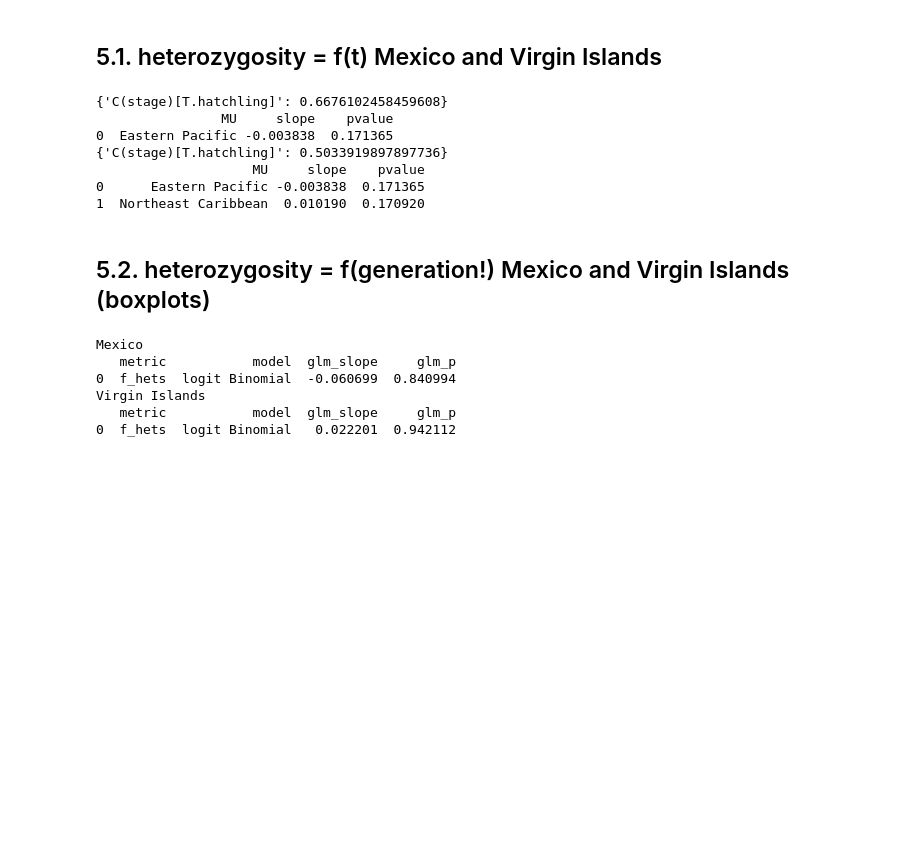
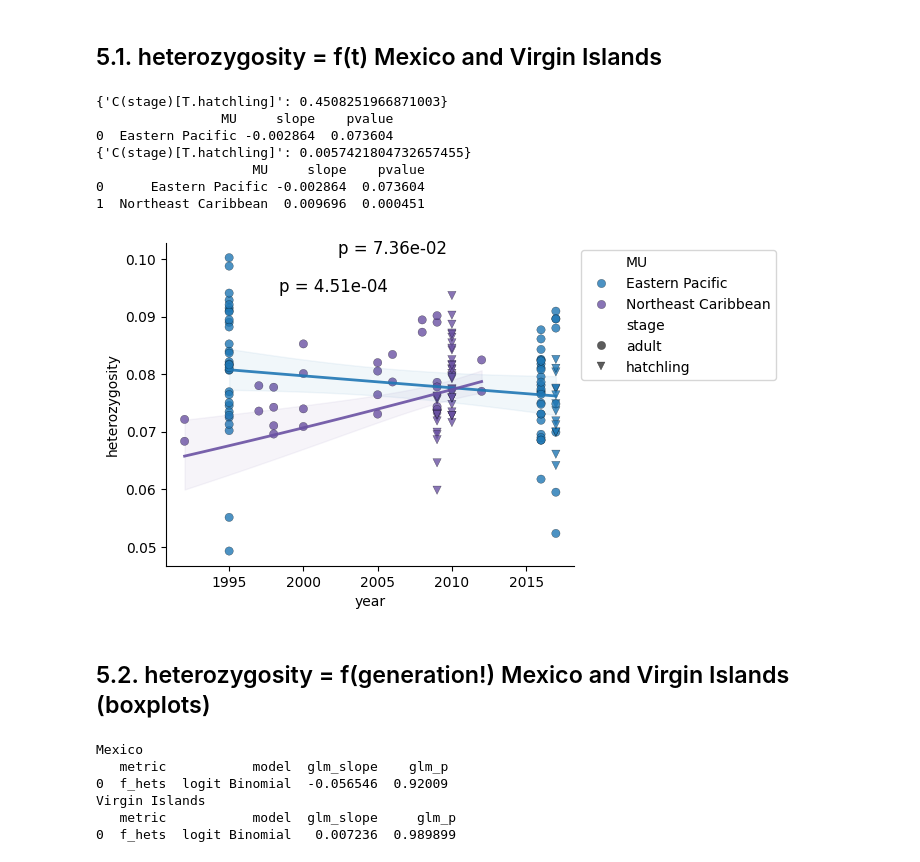
Before and after one commit to osipovarev/Leatherback_popgen, a Jupyter notebook: heterozygosity_analysis.ipynb, the cells around one changed output. Cells and saved outputs as stored; diff of their text form; code cells hidden in the pictures; blank space fills up the shorter version.

```diff
--- a/heterozygosity_analysis.ipynb
+++ b/heterozygosity_analysis.ipynb
@@ -610,8 +610,7 @@ p = color_dict[group_col]
 temporal_groups = ['Mexico', 'Virgin Islands']
 df = df_all[df_all[group].isin(temporal_groups)].dropna(subset=[x])
 df['stage'] = df['stage'].fillna('adult')
-df['outlier'] = df['outlier'].fillna('include')
-df = df[df['outlier'] == 'include']
+df = df[df['temporal'] == 'include']
 
 fig, axes = plt.subplots(figsize=(7, 4))
 
@@ -674,38 +673,40 @@ for mu, subdf in df.groupby(group_col):
         lower = expit(ci[:, 0])
         upper = expit(ci[:, 1])
 
         # Regression line
         axes.plot(xvals, pred_mean, color=color, lw=2, alpha=0.9)
 
         # Confidence interval shading
         axes.fill_between(xvals, lower, upper, color=color, alpha=0.06)
 
         # p-value annotation
         midx = np.median(xvals)
         maxy = subdf[y].max()
         axes.text(midx, maxy, f"p = {p_value:.2e}", ha="center", va="bottom", fontsize=12)
 
 
     # Print stats
     results_df = pd.DataFrame(stats_results)
     stage_terms = {name: p for name, p in model.pvalues.items()
                    if "stage" in name and name not in ("Intercept", x)}
     print(stage_terms)
     print(results_df)
 
 sns.despine(fig=None, ax=None, left=False, bottom=False)
 fig.tight_layout()
 
+plt.show()
 pdf_name = 'glm.temporal.heterozygosity.year.pdf'
 # fig.savefig(pdf_name, bbox_inches='tight')
 # %% [output]
-{'C(stage)[T.hatchling]': 0.6676102458459608}
+{'C(stage)[T.hatchling]': 0.4508251966871003}
                 MU     slope    pvalue
-0  Eastern Pacific -0.003838  0.171365
-{'C(stage)[T.hatchling]': 0.5033919897897736}
+0  Eastern Pacific -0.002864  0.073604
+{'C(stage)[T.hatchling]': 0.0057421804732657455}
                     MU     slope    pvalue
-0      Eastern Pacific -0.003838  0.171365
-1  Northeast Caribbean  0.010190  0.170920
+0      Eastern Pacific -0.002864  0.073604
+1  Northeast Caribbean  0.009696  0.000451
+[figure, added]
 # %% [markdown]
 ## 5.2. heterozygosity = f(generation!) Mexico and Virgin Islands (boxplots)
 # %%
@@ -762,8 +763,8 @@ for i in temporal_groups:
     fig.savefig(pdf_name, bbox_inches='tight')
 # %% [output]
 Mexico
-   metric           model  glm_slope     glm_p
-0  f_hets  logit Binomial  -0.060699  0.840994
+   metric           model  glm_slope    glm_p
+0  f_hets  logit Binomial  -0.056546  0.92009
 Virgin Islands
    metric           model  glm_slope     glm_p
-0  f_hets  logit Binomial   0.022201  0.942112
+0  f_hets  logit Binomial   0.007236  0.989899
```
Also changed, not shown: 2 other files.
